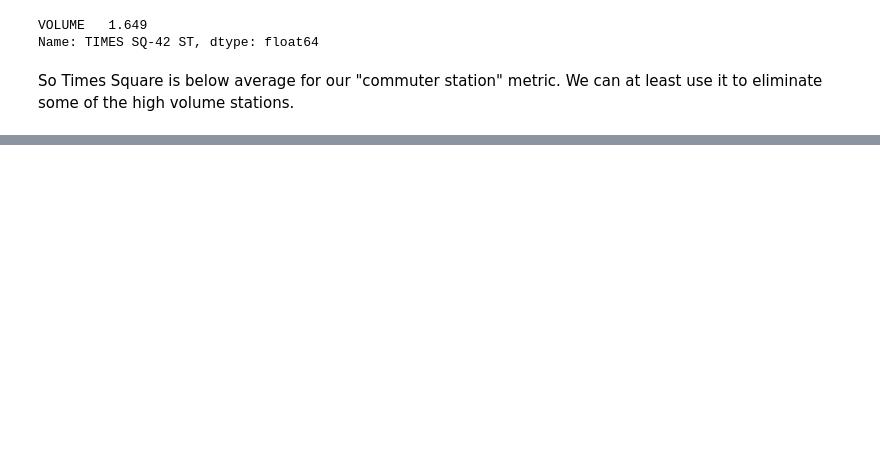
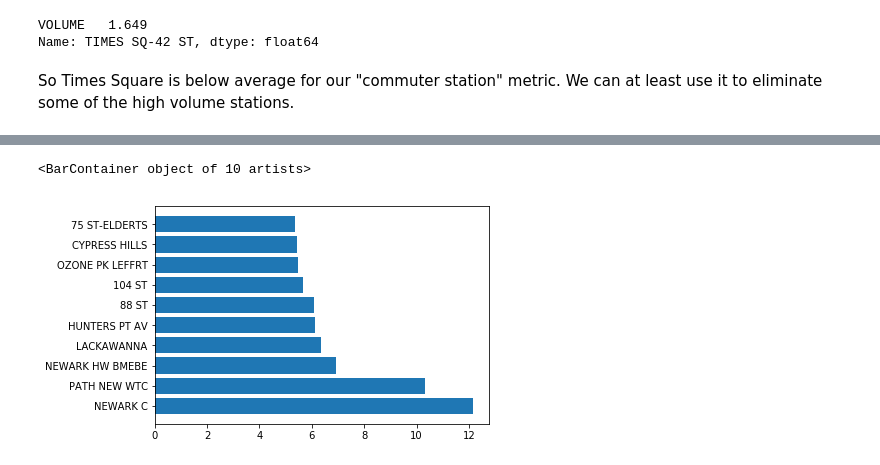
Before and after one commit to huge-reality/MTA_Project_Group_5, a Jupyter notebook: Weekdays Weekends1.ipynb, the cells around one changed output, grey strips where cells are left out. Drawn from its saved outputs; the diff is of its cells as text; code cells hidden in the pictures; blank space fills up the shorter version.

```diff
--- a/Weekdays Weekends1.ipynb
+++ b/Weekdays Weekends1.ipynb
@@ -368,0 +390,7 @@ So Times Square is below average for our "commuter station" metric. We can at le
+# %%
+x = difference_ratio.index[0:10]
+y = difference_ratio.VOLUME[0:10]
+plt.barh(x,y)
+# %% [output]
+<BarContainer object of 10 artists>
+[figure, added]
```
Also changed, not shown: parts of 11 cells of this notebook, 3 other files.
